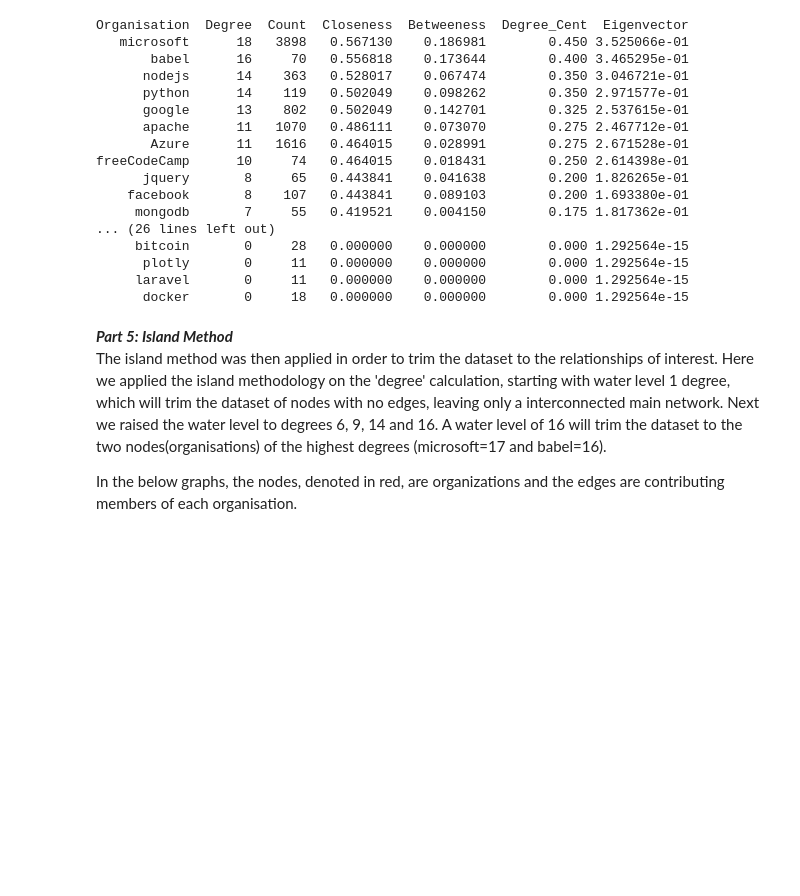
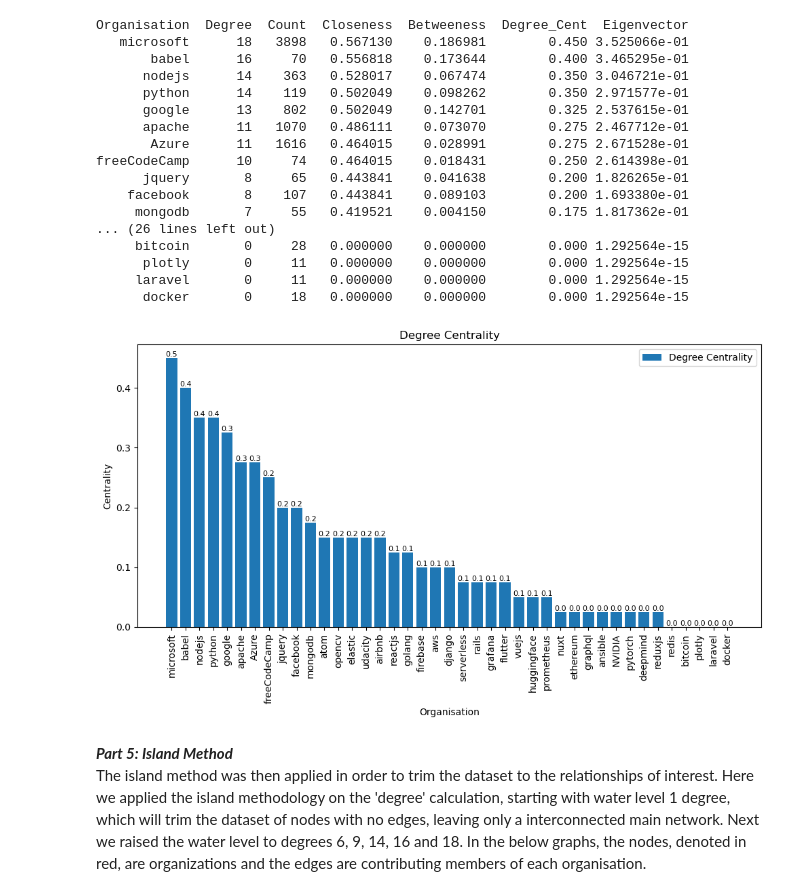
Before and after one commit to justinm0rgan/webanalytics, a Jupyter notebook: 20230614_project_2.ipynb, the cells around one changed output. Cells and saved outputs as stored; diff of their text form; code cells hidden in the pictures; blank space fills up the shorter version.

```diff
--- a/20230614_project_2.ipynb
+++ b/20230614_project_2.ipynb
@@ -119,7 +162,7 @@ pd.set_option('display.expand_frame_repr', False)
 
 #centrality calculations
 
-W  = bipartite.projected_graph(graph, merged_df['Organisation'])
+W  = bipartite.projected_graph(graph, df['Organisation'])
 C  = nx.closeness_centrality(W)
 B  = nx.betweenness_centrality(W)
 D  = nx.degree_centrality(W)
@@ -134,7 +177,7 @@ E  = nx.eigenvector_centrality(W)
 
 
 data = []
-for w in merged_df['Organisation']:
+for w in df['Organisation']:
     Organisation_degree = W.degree(w)
     #Organisation_degree_weighted = W_weighted (w, weight='weight')
     Closeness_value = C[w]
@@ -168,17 +211,17 @@ df1 = pd.DataFrame(data, columns=["Organisation"
 #final_df = merged_df.merge(df1, on=['Organisation','member'], how='left')
 
 
-final_df = merged_df[['Count','Organisation']].merge(df1, on='Organisation', how='left')
+final_df = df[['Count','Organisation']].merge(df1, on='Organisation', how='left')
 final_df = final_df[[ 'Organisation'
                      , 'Degree'
-                     ,'Count'#,'Degree_Weighted'
+                     , 'Count'#,'Degree_Weighted'
                      , 'Closeness'#,'Closeness Centrality Weighted'
                      , 'Betweeness'#,'Betweenness Centrality Weighted'
                      , "Degree_Cent"#,'Degree Centrality Weighted'
                      ,'Eigenvector']]#,'Eigenvector_weighted']]
 final_df = final_df.drop_duplicates()
-sorted_df = final_df.sort_values(by='Degree', ascending=False)
-print(sorted_df.to_string(index=False))
+sorted_df1 = final_df.sort_values(by='Degree', ascending=False)
+print(sorted_df1.to_string(index=False))
 # %% [output]
 Organisation  Degree  Count  Closeness  Betweeness  Degree_Cent  Eigenvector
    microsoft      18   3898   0.567130    0.186981        0.450 3.525066e-01
@@ -197,8 +240,37 @@ freeCodeCamp      10     74   0.464015    0.018431        0.250 2.614398e-01
       plotly       0     11   0.000000    0.000000        0.000 1.292564e-15
      laravel       0     11   0.000000    0.000000        0.000 1.292564e-15
       docker       0     18   0.000000    0.000000        0.000 1.292564e-15
+# %%
+# Create a figure and axis objects with a larger width
+fig, ax = plt.subplots(figsize=(10, 6))
+
+# Define the labels and positions for the bars
+labels = sorted_df1['Organisation']
+positions = range(len(labels))
+
+# Plot degree centrality
+bars = ax.bar(positions, sorted_df1['Degree_Cent'], label='Degree Centrality')
+
+# Set x-axis tick positions and labels
+ax.set_xticks(positions)
+ax.set_xticklabels(labels, rotation=90)
+
+# Add the value labels above each bar
+for bar in bars:
+    height = bar.get_height()
+    ax.text(bar.get_x() + bar.get_width() / 2, height, f'{height:.1f}', ha='center', va='bottom', fontsize=8)
+
+# Set labels and title
+ax.set_xlabel('Organisation')
+ax.set_ylabel('Centrality')
+ax.set_title('Degree Centrality')
+ax.legend()
+
+# Display the plot
+plt.tight_layout()
+plt.show()
+# %% [output]
+[figure, added]
 # %% [markdown]
 ***Part 5: Island Method***
-The island method was then applied in order to trim the dataset to the relationships of interest.  Here we applied the island methodology on the 'degree' calculation, starting with water level 1 degree, which will trim the dataset of nodes with no edges, leaving only a interconnected main network.  Next we raised the water level to degrees 6, 9, 14 and 16.  A water level of 16 will trim the dataset to the two nodes(organisations) of the highest degrees (microsoft=17 and babel=16).
-
-In the below graphs, the nodes, denoted in red, are organizations and the edges are contributing members of each organisation.
+The island method was then applied in order to trim the dataset to the relationships of interest.  Here we applied the island methodology on the 'degree' calculation, starting with water level 1 degree, which will trim the dataset of nodes with no edges, leaving only a interconnected main network.  Next we raised the water level to degrees 6, 9, 14, 16 and 18.  In the below graphs, the nodes, denoted in red, are organizations and the edges are contributing members of each organisation.
```
Also changed, not shown: parts of 21 cells of this notebook.
